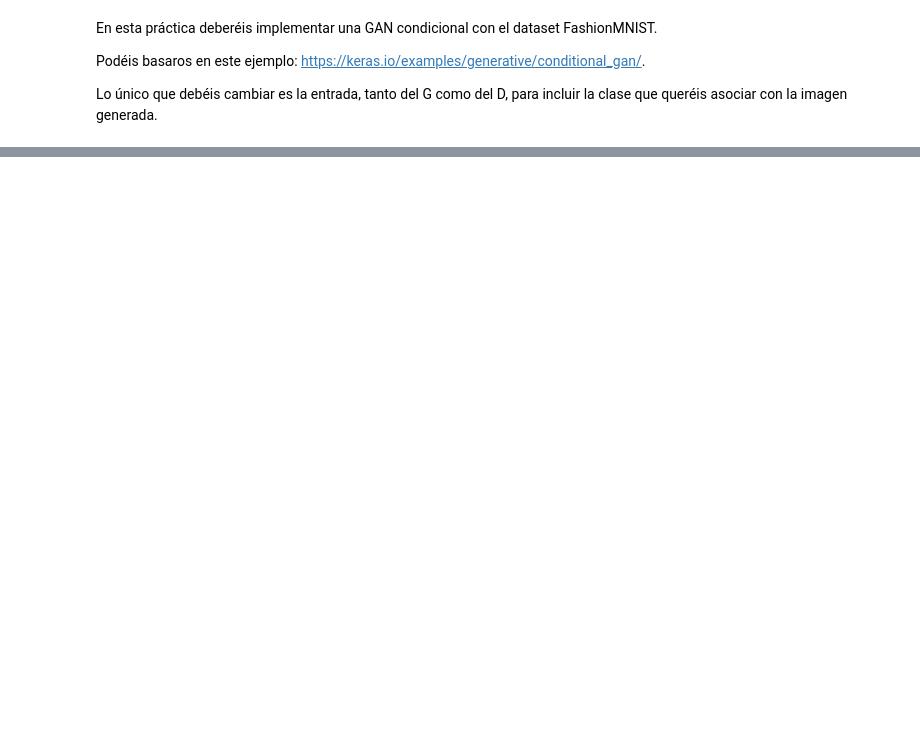
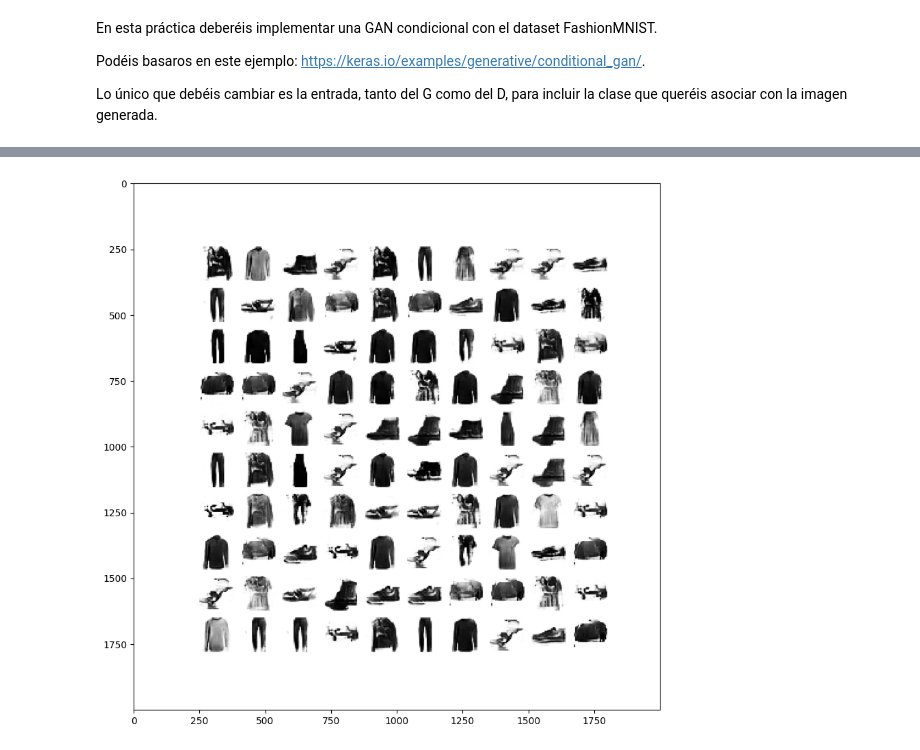
Before and after one commit to emichester/06MIAR_Aprendizaje_No_Supervisado, a Jupyter notebook: TrabajoFinal/GANs_condicionales_FashionMNIST_Práctica.ipynb, the cells around one changed output, grey strips where cells are left out. Cells and saved outputs as stored; diff of their text form; code cells hidden in the pictures; blank space fills up the shorter version.

```diff
--- a/TrabajoFinal/GANs_condicionales_FashionMNIST_Práctica.ipynb
+++ b/TrabajoFinal/GANs_condicionales_FashionMNIST_Práctica.ipynb
@@ -293,7 +379,9 @@ plt.show()
 # %%
 plt.figure(figsize=(10, 10))
-plt.imshow(plt.imread('generated_plot_e100.png'))
+plt.imshow(plt.imread(os.path.join(BASE_PATH,'generated_plot_e100.png')))
 plt.show()
+# %% [output]
+[figure, added]
 # %%
 # vamos a generar imágenes de una determinada clase
 from tensorflow.keras.models import load_model
```
Also changed, not shown: parts of 19 cells of this notebook.
